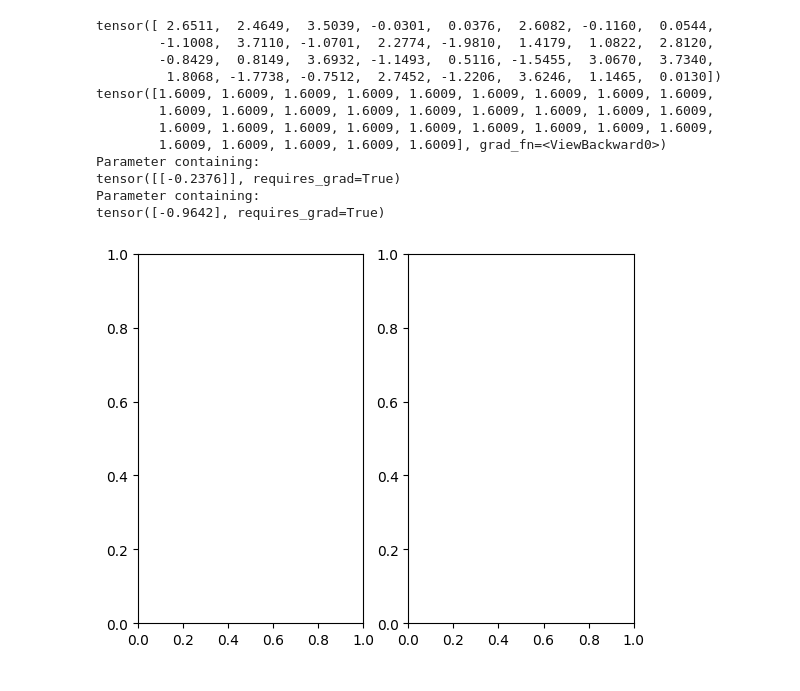
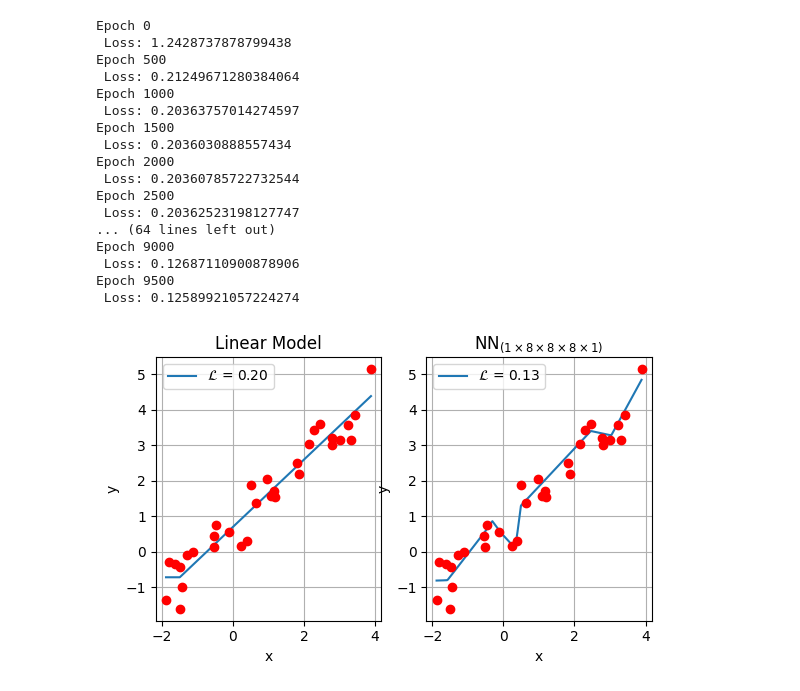
Before and after one commit to TobiasJohannessen/TobiasJohannessen.github.io, a Jupyter notebook: Computational Physics/Exercises/Week 10/Exercise 52.ipynb, the cells around one changed output. Saved outputs shown, nothing was run; the diff lists cells and outputs as text; code cells hidden in the pictures.

```diff
--- a/Computational Physics/Exercises/Week 10/Exercise 52.ipynb
+++ b/Computational Physics/Exercises/Week 10/Exercise 52.ipynb
@@ -30,29 +10,43 @@ tensor([-1.9810e+00, -1.9753e+00, -1.9696e+00, -1.9639e+00, -1.9581e+00,
 # %%
-linearModel = CustomLinearNetwork(n_hidden=0, n_neurons=1, activation='relu')
-NonLinearModel = CustomLinearNetwork(n_hidden=3, n_neurons=8, activation='relu')
+linearModel = CustomDeepNetwork(n_hidden=0, n_neurons=1, activation='relu')
+NonLinearModel = CustomDeepNetwork(n_hidden=3, n_neurons=8, activation='relu')
 # %%
-linearModel.fit(xs_train, ys_train, epochs=10000, lr=0.5)
+linearModel.fit(xs_train, ys_train, epochs=10000, lr=0.01)
+NonLinearModel.fit(xs_train, ys_train, epochs=10000, lr=0.01)
+# %% [output]
+Epoch 0
+ Loss: 1.2428737878799438
+Epoch 500
+ Loss: 0.21249671280384064
+Epoch 1000
+ Loss: 0.20363757014274597
+Epoch 1500
+ Loss: 0.2036030888557434
+Epoch 2000
+ Loss: 0.20360785722732544
+Epoch 2500
+ Loss: 0.20362523198127747
+... (64 lines left out)
+Epoch 9000
+ Loss: 0.12687110900878906
+Epoch 9500
+ Loss: 0.12589921057224274
-# %%
-fig, ax = plt.subplots(1,2)
-
-#linearModel.plot(ax[0], xs_train, ys_train)
-
-print(xs_train)
-print(linearModel(xs_train))
-
-print(linearModel.layers[0].weight)
-print(linearModel.layers[0].bias)
-# %% [output]
-tensor([ 2.6511,  2.4649,  3.5039, -0.0301,  0.0376,  2.6082, -0.1160,  0.0544,
-        -1.1008,  3.7110, -1.0701,  2.2774, -1.9810,  1.4179,  1.0822,  2.8120,
-        -0.8429,  0.8149,  3.6932, -1.1493,  0.5116, -1.5455,  3.0670,  3.7340,
-         1.8068, -1.7738, -0.7512,  2.7452, -1.2206,  3.6246,  1.1465,  0.0130])
-tensor([1.6009, 1.6009, 1.6009, 1.6009, 1.6009, 1.6009, 1.6009, 1.6009, 1.6009,
-        1.6009, 1.6009, 1.6009, 1.6009, 1.6009, 1.6009, 1.6009, 1.6009, 1.6009,
-        1.6009, 1.6009, 1.6009, 1.6009, 1.6009, 1.6009, 1.6009, 1.6009, 1.6009,
-        1.6009, 1.6009, 1.6009, 1.6009, 1.6009], grad_fn=<ViewBackward0>)
-Parameter containing:
-tensor([[-0.2376]], requires_grad=True)
-Parameter containing:
-tensor([-0.9642], requires_grad=True)
-[figure, removed]
+# %%
+fig, axs = plt.subplots(1,2)
+
+
+
+linearModel.plot(axs[0], xs_train, ys_train)
+axs[0].plot(xs_train, ys_train, 'ro', label='')
+axs[0].set_title('Linear Model')
+
+NonLinearModel.plot(axs[1], xs_train, ys_train)
+axs[1].plot(xs_train, ys_train, 'ro', label='')
+axs[1].set_title(r'NN$_{(1 \times 8\times 8 \times 8 \times 1)}$')
+
+for ax in axs:
+    ax.grid()
+    ax.set(xlabel='x', ylabel='y', aspect='equal')
+    ax.legend()
+# %% [output]
+[figure, added]
```
Also changed, not shown: parts of 4 cells of this notebook, 23 other files.
